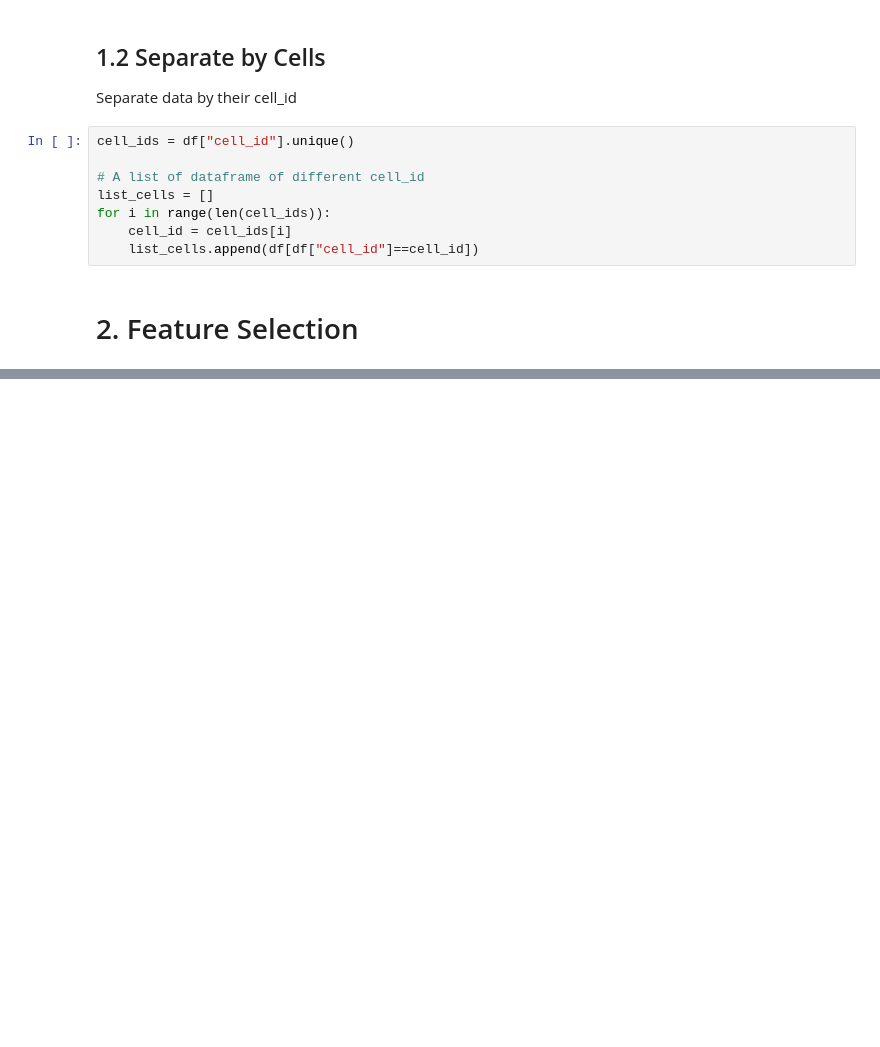
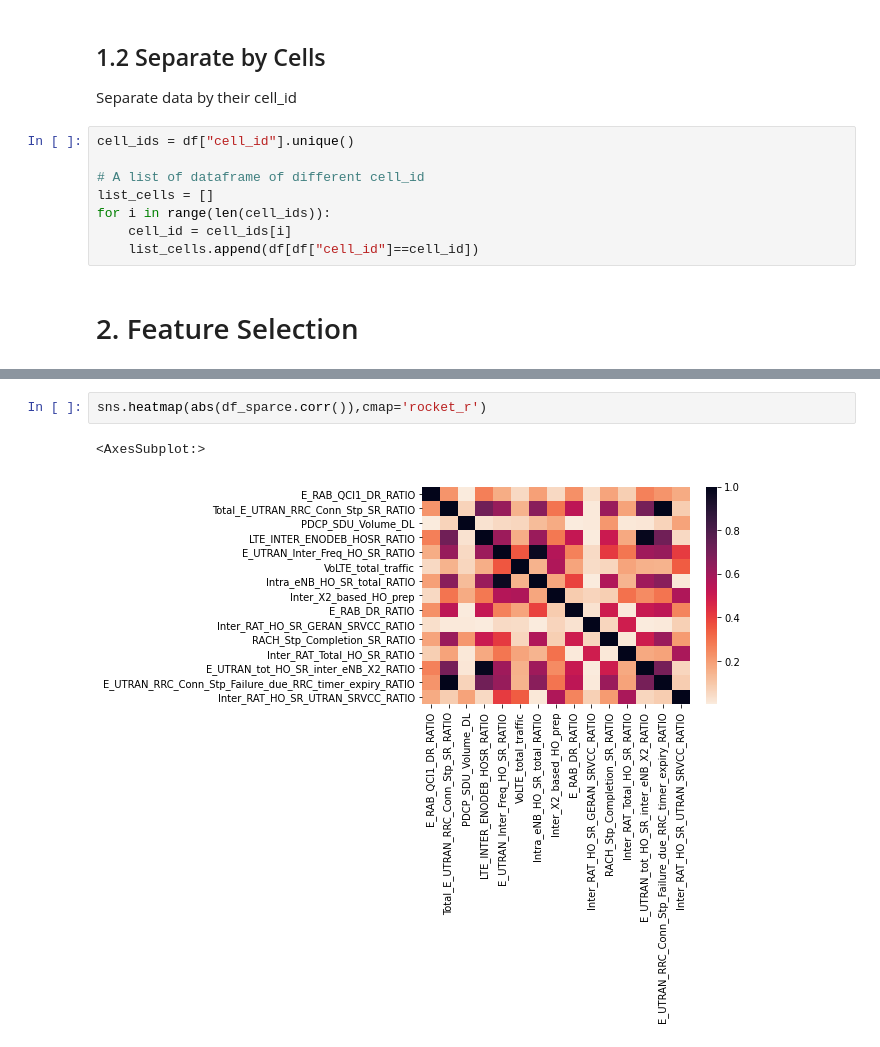
Before and after one commit to petitepepper/Anomaly-Detection_BYOND, a Jupyter notebook: 0_Data Preprocessing.ipynb, the cells around one changed output, grey strips where cells are left out. Cells and saved outputs as stored; diff of their text form; blank space fills up the shorter version.

```diff
--- a/0_Data Preprocessing.ipynb
+++ b/0_Data Preprocessing.ipynb
@@ -368,0 +303,5 @@ pd.Series(cell_ids).to_csv("data/cells_reduced/cell_ids.csv",index=False,header=
+# %%
+sns.heatmap(abs(df_sparce.corr()),cmap='rocket_r')
+# %% [output]
+<AxesSubplot:>
+[figure, added]
```
Also changed, not shown: parts of 58 cells of this notebook, 22 other files.
